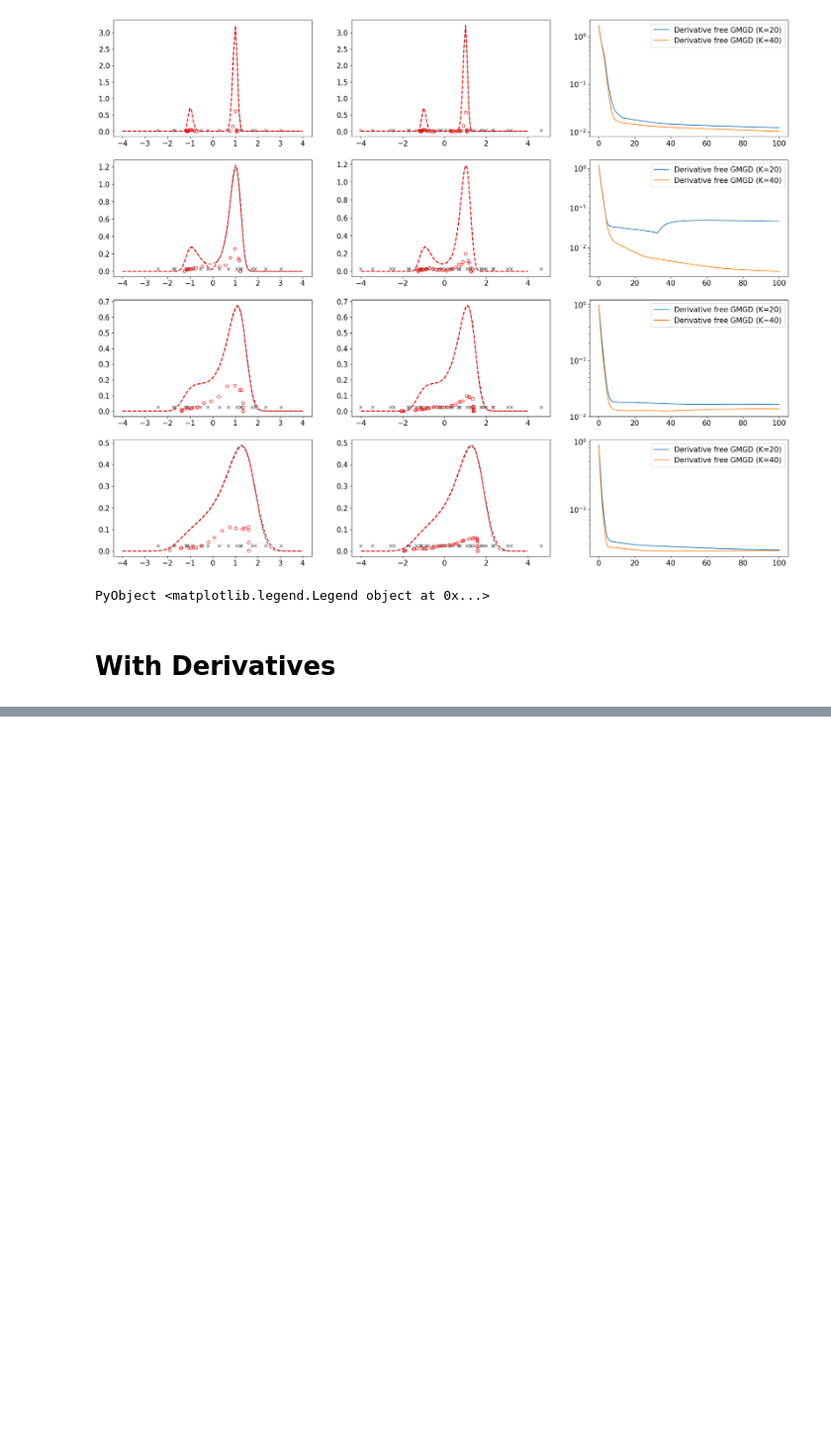
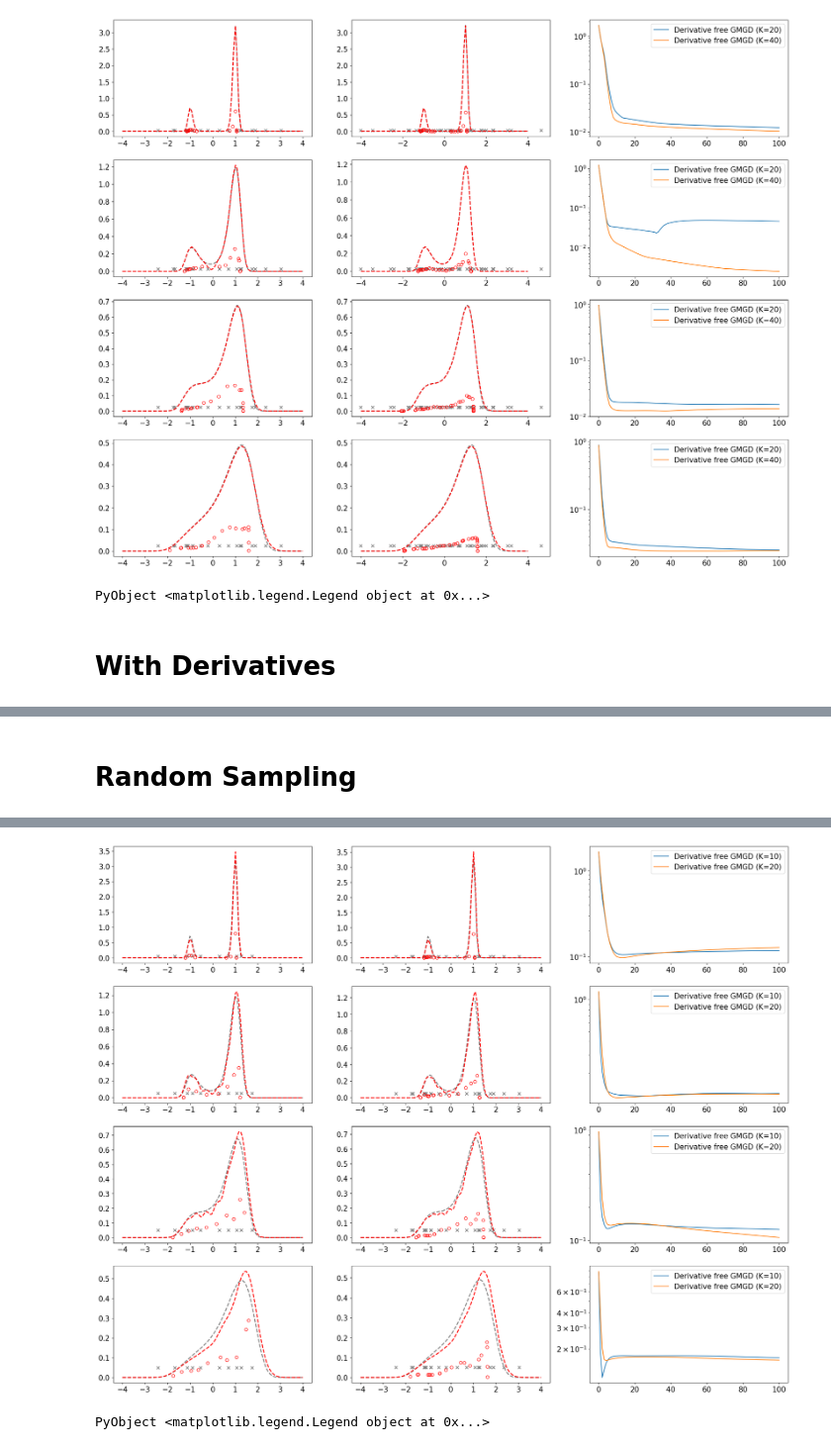
Before and after one commit to Zhengyu-Huang/InverseProblems.jl, a Jupyter notebook: Derivative-Free/Square-Map.ipynb, the cells around one changed output, grey strips where cells are left out. Shown at 99% size. Drawn from its saved outputs; the diff is of its cells as text; code cells hidden in the pictures; blank space fills up the shorter version.

Commit message:
update random sampling

```diff
--- a/Derivative-Free/Square-Map.ipynb
+++ b/Derivative-Free/Square-Map.ipynb
@@ -378 +388,71 @@ visualization_1d(ax[4,:]; Nx = Nx, x_lim=[-4.0, 4.0], func_F=func_F, objs=objs)
 PyObject <matplotlib.legend.Legend object at 0x...>
+# %% [markdown]
+# Random Sampling
+# %%
+include("../Inversion/GMGD.jl")
+fig, ax = PyPlot.subplots(nrows=4, ncols=3, sharex=false, sharey=false, figsize=(25,20))
+
+
+Random.seed!(111);
+N_modes = 20
+x0_w  = ones(N_modes)/N_modes
+μ0, σ0 = 3.0, 2.0
+N_x = length(μ0)
+x0_mean, xx0_cov = zeros(N_modes, N_x), zeros(N_modes, N_x, N_x)
+for im = 1:N_modes
+    x0_mean[im, :]    .= rand(Normal(0, σ0))
+    xx0_cov[im, :, :] .= σ0^2
+end
+@info x0_mean
+
+N_iter = 100
+Nx = 100
+y = [1.0; 3.0]
+quadrature_type_GM = "random_sampling"
+N_ens_GM = 1000
+
+
+ση = [0.2; 2.0]
+func_args = (y, ση)
+func_F(x) = F(x, func_args)
+func_dV(x) = V(x, func_args)
+dt = 5e-1
+
+objs = (Gaussian_mixture_VI(nothing, func_F, x0_w[1:div(N_modes,2)], x0_mean[1:div(N_modes,2),:], xx0_cov[1:div(N_modes,2),:,:]; N_iter = N_iter, dt = dt, quadrature_type_GM = quadrature_type_GM, N_ens_GM = N_ens_GM)[1],
+        Gaussian_mixture_VI(nothing, func_F, x0_w, x0_mean, xx0_cov; N_iter = N_iter, dt = dt, quadrature_type_GM = quadrature_type_GM, N_ens_GM = N_ens_GM)[1])
+visualization_1d(ax[1,:]; Nx = Nx, x_lim=[-4.0, 4.0], func_F=func_F, objs=objs)
+
+
+ση = [0.5; 2.0]
+func_args = (y, ση)
+func_F(x) = F(x, func_args)
+func_dV(x) = V(x, func_args)
+dt = 5e-1
+objs = (Gaussian_mixture_VI(nothing, func_F, x0_w[1:div(N_modes,2)], x0_mean[1:div(N_modes,2),:], xx0_cov[1:div(N_modes,2),:,:]; N_iter = N_iter, dt = dt, quadrature_type_GM = quadrature_type_GM, N_ens_GM = N_ens_GM)[1],
+        Gaussian_mixture_VI(nothing, func_F, x0_w, x0_mean, xx0_cov; N_iter = N_iter, dt = dt, quadrature_type_GM = quadrature_type_GM, N_ens_GM = N_ens_GM)[1])
+visualization_1d(ax[2,:]; Nx = Nx, x_lim=[-4.0, 4.0], func_F=func_F, objs=objs)
+
+
+ση = [1.0; 2.0]
+func_args = (y, ση)
+func_F(x) = F(x, func_args)
+func_dV(x) = V(x, func_args)
+dt = 5e-1
+objs = (Gaussian_mixture_VI(nothing, func_F, x0_w[1:div(N_modes,2)], x0_mean[1:div(N_modes,2),:], xx0_cov[1:div(N_modes,2),:,:]; N_iter = N_iter, dt = dt, quadrature_type_GM = quadrature_type_GM, N_ens_GM = N_ens_GM)[1],
+        Gaussian_mixture_VI(nothing, func_F, x0_w, x0_mean, xx0_cov; N_iter = N_iter, dt = dt, quadrature_type_GM = quadrature_type_GM, N_ens_GM = N_ens_GM)[1])
+visualization_1d(ax[3,:]; Nx = Nx, x_lim=[-4.0, 4.0], func_F=func_F, objs=objs)
+
+
+
+ση = [2.0; 2.0]
+func_args = (y, ση)
+func_F(x) = F(x, func_args)
+func_dV(x) = V(x, func_args)
+dt = 5e-1
+objs = (Gaussian_mixture_VI(nothing, func_F, x0_w[1:div(N_modes,2)], x0_mean[1:div(N_modes,2),:], xx0_cov[1:div(N_modes,2),:,:]; N_iter = N_iter, dt = dt, quadrature_type_GM = quadrature_type_GM, N_ens_GM = N_ens_GM)[1],
+        Gaussian_mixture_VI(nothing, func_F, x0_w, x0_mean, xx0_cov; N_iter = N_iter, dt = dt, quadrature_type_GM = quadrature_type_GM, N_ens_GM = N_ens_GM)[1])
+visualization_1d(ax[4,:]; Nx = Nx, x_lim=[-4.0, 4.0], func_F=func_F, objs=objs)
+
+# fig.tight_layout()
+# fig.savefig("DFGMGD.pdf")
+# %% [output]
@@ -378,0 +476,2 @@ PyObject <matplotlib.legend.Legend object at 0x...>
+[figure, added]
+PyObject <matplotlib.legend.Legend object at 0x...>
```
Also changed, not shown: parts of 5 cells of this notebook, 3 other files.
